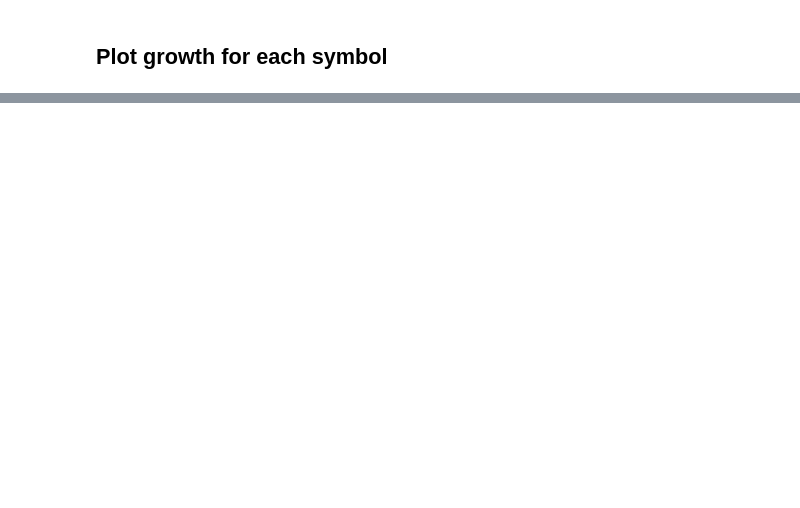
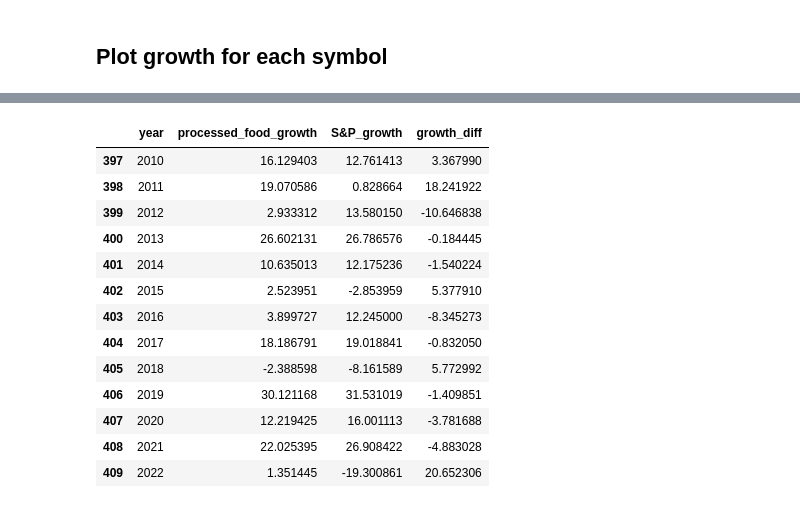
Before and after one commit to SAT-Enjoyers/citadel-datathon, a Jupyter notebook: eda/analyse_stocks.ipynb, the cells around one changed output, grey strips where cells are left out. Drawn from its saved outputs; the diff is of its cells as text; code cells hidden in the pictures; blank space fills up the shorter version.

```diff
--- a/eda/analyse_stocks.ipynb
+++ b/eda/analyse_stocks.ipynb
@@ -76,0 +129,23 @@ plt.show()
+# %%
+overall_growth = []
+for year in range(2010, 2023):
+    overall_growth.append(growth[growth['YearMonth'] == pd.Period(str(year))]['market_cap_growth'].sum()/growth[growth['YearMonth'] == pd.Period(str(year))]['market_cap'].sum())
+
+new_df = pd.DataFrame({'year': list(range(2010, 2023)), 'processed_food_growth': overall_growth, 'S&P_growth': growth[(growth['Ticker_Symbol'] == 'SPY') & (growth['YearMonth'] >= pd.Period('2010')) & (growth['YearMonth'] <= pd.Period('2022'))]['Monthly_Growth (%)']})
+new_df['growth_diff'] = ((new_df['processed_food_growth'] - new_df['S&P_growth']))
+new_df
+# %% [output]
+|  | year | processed_food_growth | S&P_growth | growth_diff |
+| 397 | 2010 | 16.129403 | 12.761413 | 3.367990 |
+| 398 | 2011 | 19.070586 | 0.828664 | 18.241922 |
+| 399 | 2012 | 2.933312 | 13.580150 | -10.646838 |
+| 400 | 2013 | 26.602131 | 26.786576 | -0.184445 |
+| 401 | 2014 | 10.635013 | 12.175236 | -1.540224 |
+| 402 | 2015 | 2.523951 | -2.853959 | 5.377910 |
+| 403 | 2016 | 3.899727 | 12.245000 | -8.345273 |
+| 404 | 2017 | 18.186791 | 19.018841 | -0.832050 |
+| 405 | 2018 | -2.388598 | -8.161589 | 5.772992 |
+| 406 | 2019 | 30.121168 | 31.531019 | -1.409851 |
+| 407 | 2020 | 12.219425 | 16.001113 | -3.781688 |
+| 408 | 2021 | 22.025395 | 26.908422 | -4.883028 |
+| 409 | 2022 | 1.351445 | -19.300861 | 20.652306 |
```
Also changed, not shown: parts of 13 cells of this notebook, 1 other file.
